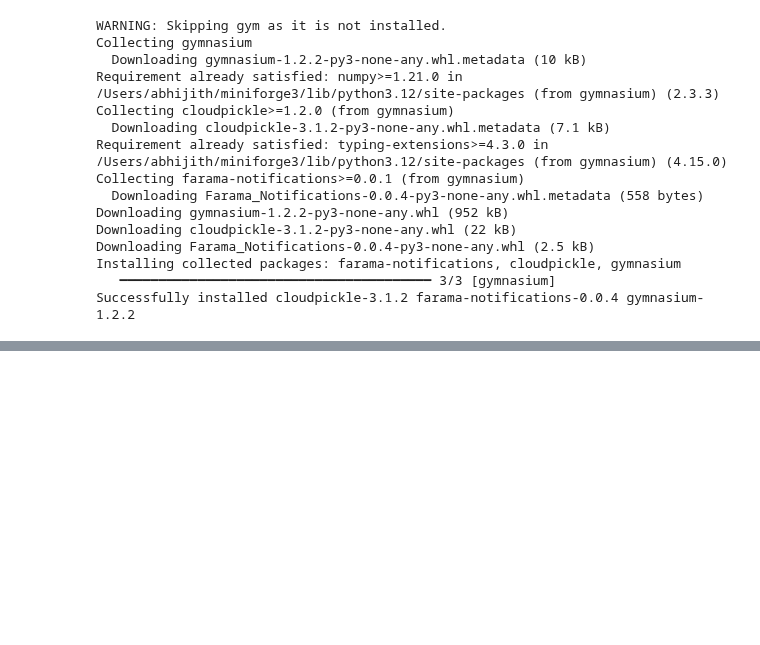
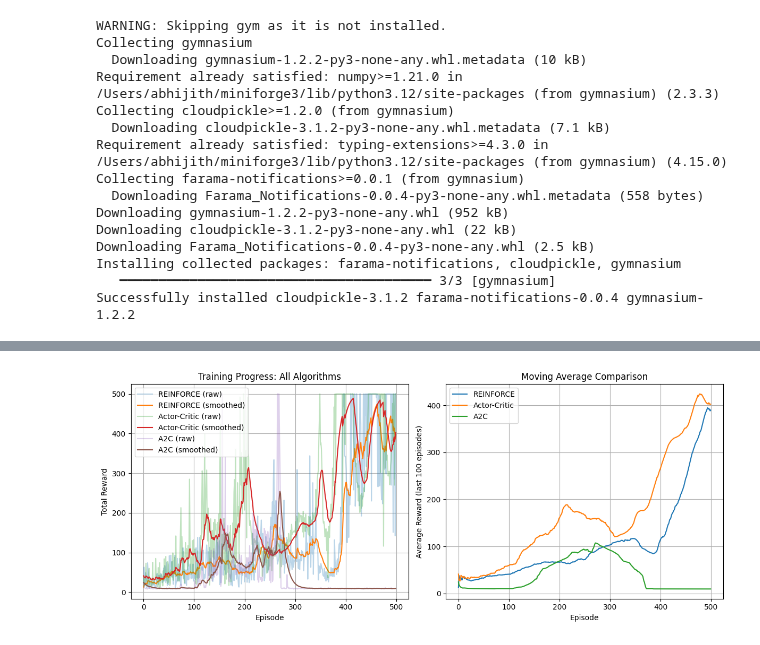
Before and after one commit to Abhijith-E/ReinforcementLearning, a Jupyter notebook: Lab10.ipynb, the cells around one changed output, grey strips where cells are left out. Cells and saved outputs as stored; diff of their text form; code cells hidden in the pictures; blank space fills up the shorter version.

```diff
--- a/Lab10.ipynb
+++ b/Lab10.ipynb
@@ -445,3 +445,14 @@ def plot_results(reinforce_rewards, ac_rewards, a2c_rewards):
     plt.savefig('policy_gradient_comparison.png', dpi=150)
     print("\nPlot saved as 'policy_gradient_comparison.png'")
     plt.show()
+# %%
+# Train all three algorithms
+episodes = 500
+
+reinforce_rewards = train_reinforce(episodes=episodes)
+ac_rewards = train_actor_critic(episodes=episodes)
+a2c_rewards = train_a2c(episodes=episodes)
+
+# Plot comparison
+plot_results(reinforce_rewards, ac_rewards, a2c_rewards)
+# %% [output]
@@ -447,0 +476 @@ def plot_results(reinforce_rewards, ac_rewards, a2c_rewards):
+[figure, added]
```
Also changed, not shown: parts of 1 cell of this notebook, 1 other file.
